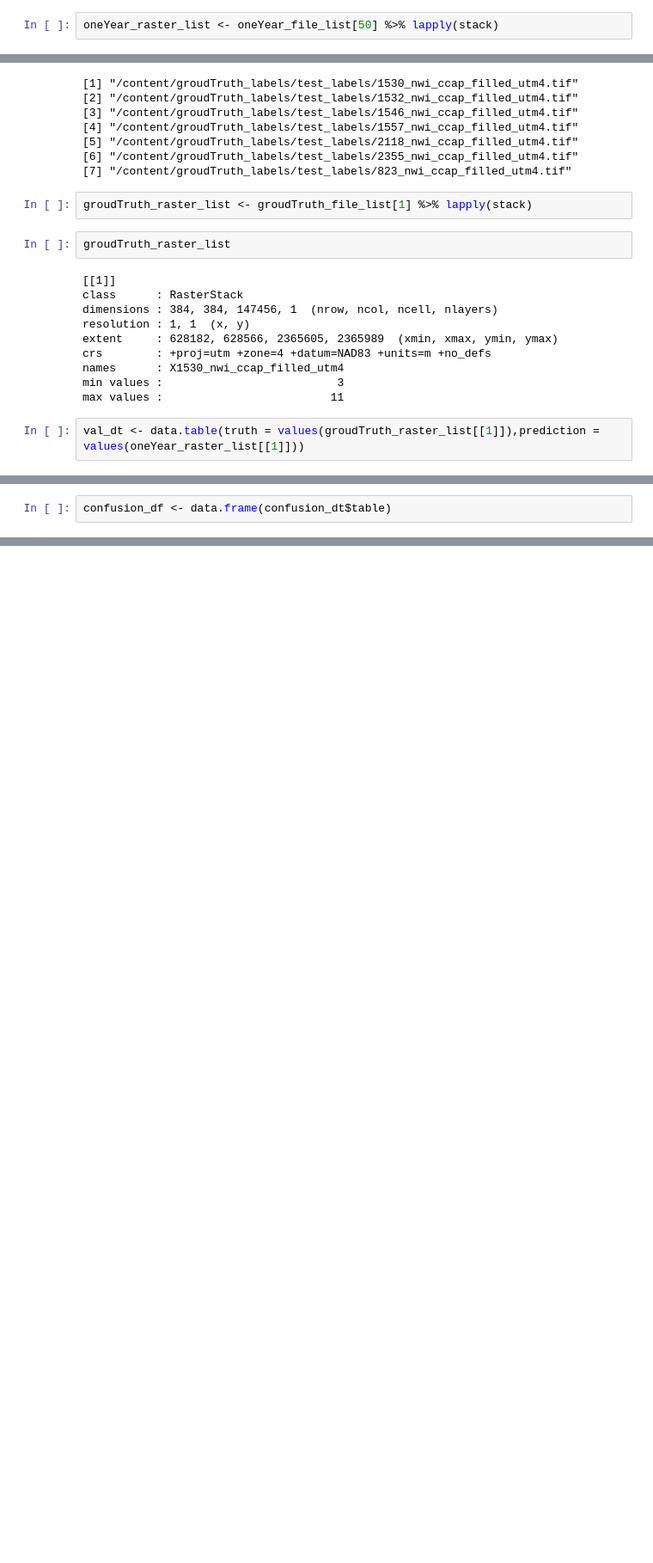
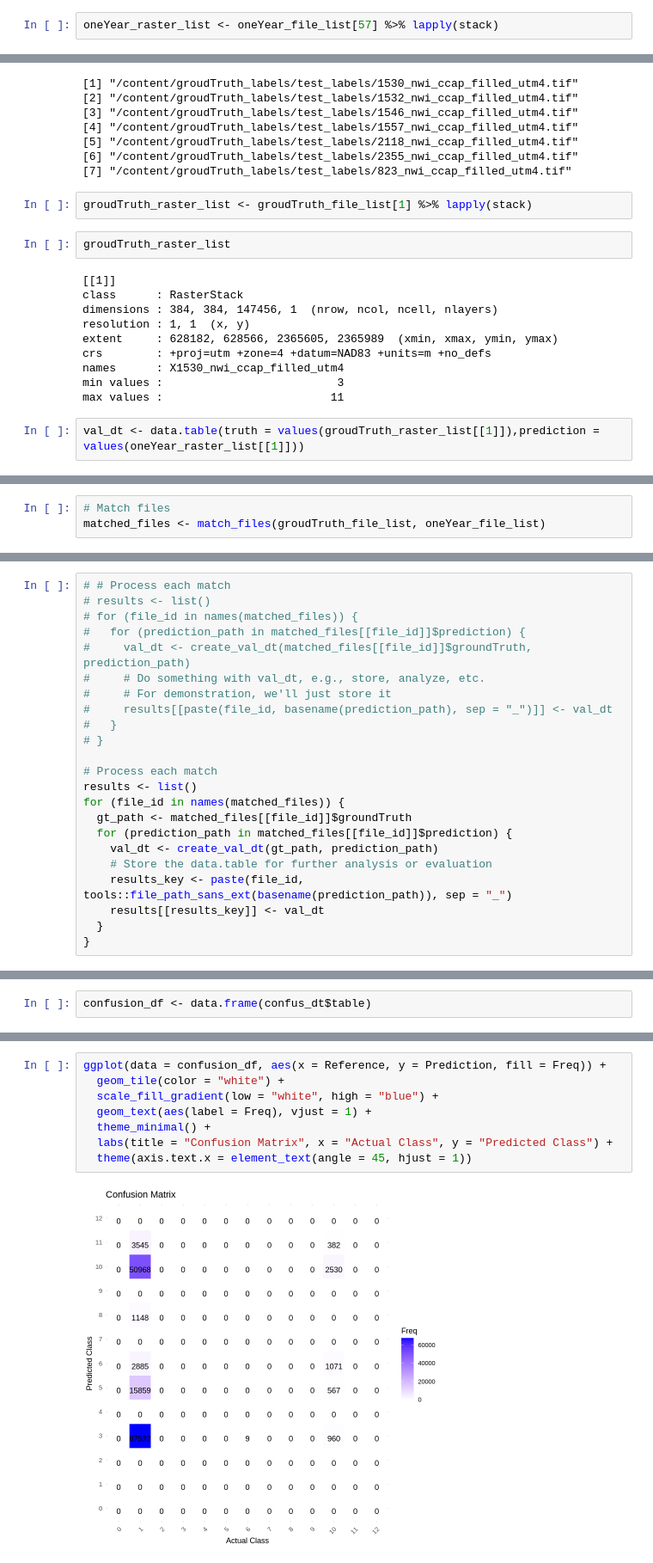
Before and after one commit to MadmanMarble/Planet_U-NET, a Jupyter notebook: R_matrix_analysis_plotting_20240326.ipynb, the cells around one changed output, grey strips where cells are left out. Shown at 86% size. Saved outputs shown, nothing was run; the diff lists cells and outputs as text; blank space fills up the shorter version.

```diff
--- a/R_matrix_analysis_plotting_20240326.ipynb
+++ b/R_matrix_analysis_plotting_20240326.ipynb
@@ -129,5 +166,5 @@ oneYear_file_list[[50]]
 # %%
-oneYear_raster_list <- oneYear_file_list[50] %>% lapply(stack)
+oneYear_raster_list <- oneYear_file_list[57] %>% lapply(stack)
 # %%
 oneYear_raster_list
 # %% [output]
@@ -206,0 +295,3 @@ A data.table: 147456 × 2
+# %%
+# Match files
+matched_files <- match_files(groudTruth_file_list, oneYear_file_list)
@@ -206,0 +318,23 @@ A data.table: 147456 × 2
+# %%
+# # Process each match
+# results <- list()
+# for (file_id in names(matched_files)) {
+#   for (prediction_path in matched_files[[file_id]]$prediction) {
+#     val_dt <- create_val_dt(matched_files[[file_id]]$groundTruth, prediction_path)
+#     # Do something with val_dt, e.g., store, analyze, etc.
+#     # For demonstration, we'll just store it
+#     results[[paste(file_id, basename(prediction_path), sep = "_")]] <- val_dt
+#   }
+# }
+
+# Process each match
+results <- list()
+for (file_id in names(matched_files)) {
+  gt_path <- matched_files[[file_id]]$groundTruth
+  for (prediction_path in matched_files[[file_id]]$prediction) {
+    val_dt <- create_val_dt(gt_path, prediction_path)
+    # Store the data.table for further analysis or evaluation
+    results_key <- paste(file_id, tools::file_path_sans_ext(basename(prediction_path)), sep = "_")
+    results[[results_key]] <- val_dt
+  }
+}
@@ -227,4 +371,4 @@ Detection Rate               0
 Detection Prevalence         0
 Balanced Accuracy           NA
 # %%
-confusion_df <- data.frame(confusion_dt$table)
+confusion_df <- data.frame(confus_dt$table)
@@ -257 +377,11 @@ ggplot(data = confusion_df, aes(x = Reference, y = Prediction, fill = Freq))
+# %%
+ggplot(data = confusion_df, aes(x = Reference, y = Prediction, fill = Freq)) +
+  geom_tile(color = "white") +
+  scale_fill_gradient(low = "white", high = "blue") +
+  geom_text(aes(label = Freq), vjust = 1) +
+  theme_minimal() +
+  labs(title = "Confusion Matrix", x = "Actual Class", y = "Predicted Class") +
+  theme(axis.text.x = element_text(angle = 45, hjust = 1))
+# %% [output]
+[figure, added]
 # %%
```
Also changed, not shown: parts of 34 cells of this notebook.
